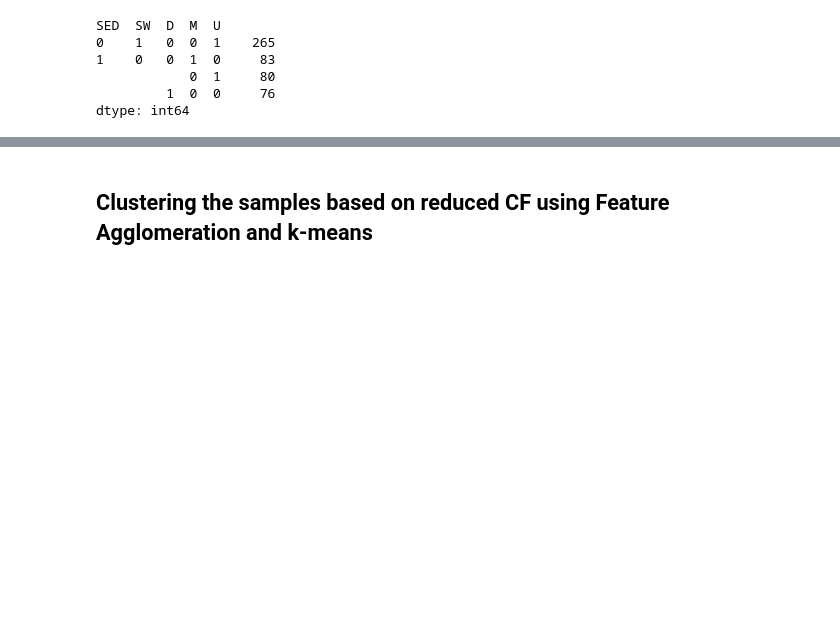
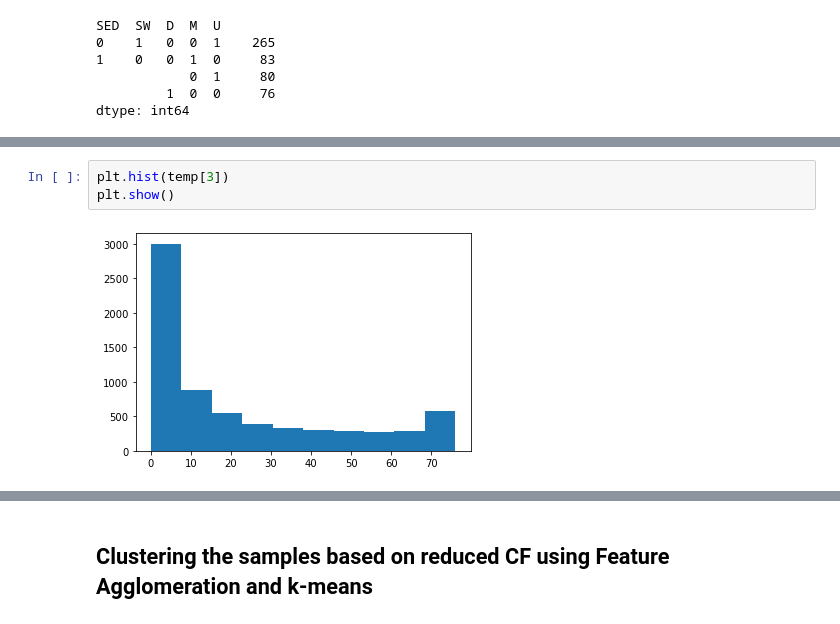
Before and after one commit to mmlchang/WHONDRS_collaboration, a Jupyter notebook: EDA/EDA.ipynb, the cells around one changed output, grey strips where cells are left out. Cells and saved outputs as stored; diff of their text form; blank space fills up the shorter version.

```diff
--- a/EDA/EDA.ipynb
+++ b/EDA/EDA.ipynb
@@ -100,0 +123,5 @@ Questions to clarify before further analysis:
+# %%
+plt.hist(temp[3])
+plt.show()
+# %% [output]
+[figure, added]
```
Also changed, not shown: parts of 8 cells of this notebook.
